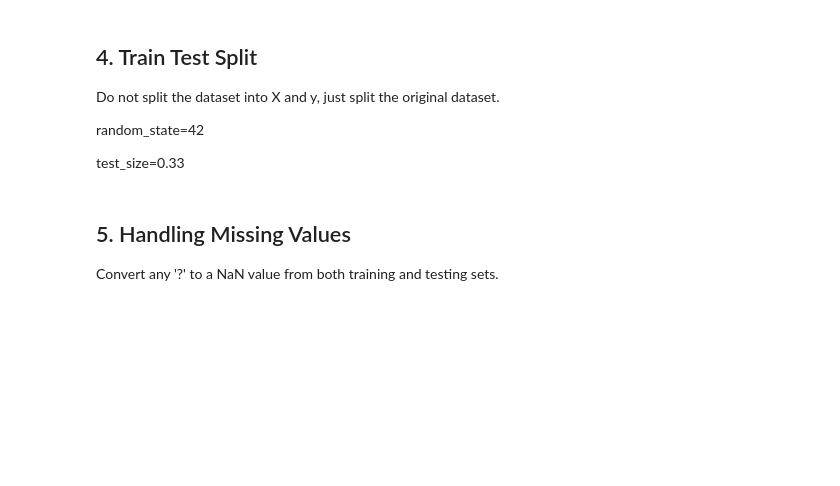
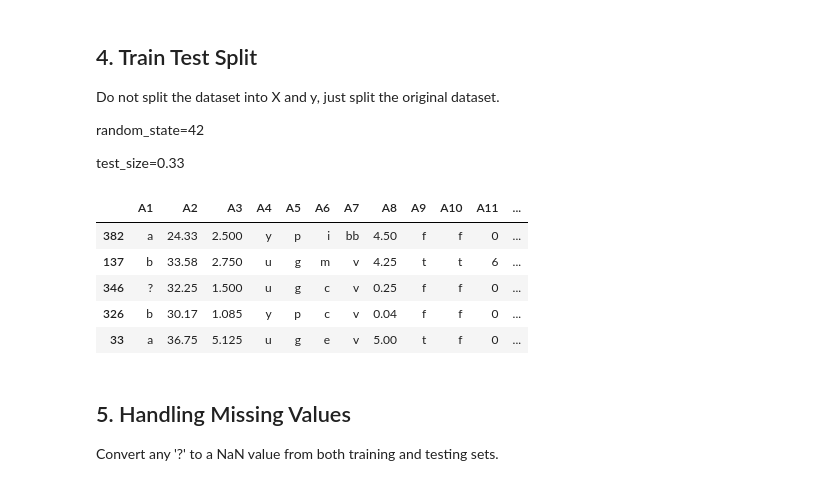
Before and after one commit to Tuwaiq-Data-Science-Bootcamp-V5/Decision_Tree-Lab1, a Jupyter notebook: DT_Lab.ipynb, the cells around one changed output. Saved outputs shown, nothing was run; the diff lists cells and outputs as text; code cells hidden in the pictures; blank space fills up the shorter version.

```diff
--- a/DT_Lab.ipynb
+++ b/DT_Lab.ipynb
@@ -104,7 +105,16 @@ random_state=42
 
 test_size=0.33
 # %%
-X_train, X_test, y_train, y_test = train_test_split(df.loc[:,df.columns != 'A16'],df.loc[:,df.columns  == 'A16'], random_state=42, test_size=0.33)
+train, test= train_test_split(df, random_state=42, test_size=0.33)
+# %%
+train.head()
+# %% [output]
+|  | A1 | A2 | A3 | A4 | A5 | A6 | A7 | A8 | A9 | A10 | A11 | ... |
+| 382 | a | 24.33 | 2.500 | y | p | i | bb | 4.50 | f | f | 0 | ... |
+| 137 | b | 33.58 | 2.750 | u | g | m | v | 4.25 | t | t | 6 | ... |
+| 346 | ? | 32.25 | 1.500 | u | g | c | v | 0.25 | f | f | 0 | ... |
+| 326 | b | 30.17 | 1.085 | y | p | c | v | 0.04 | f | f | 0 | ... |
+| 33 | a | 36.75 | 5.125 | u | g | e | v | 5.00 | t | f | 0 | ... |
 # %% [markdown]
 ## 5. Handling Missing Values
 
```
Also changed, not shown: parts of 15 cells of this notebook.
